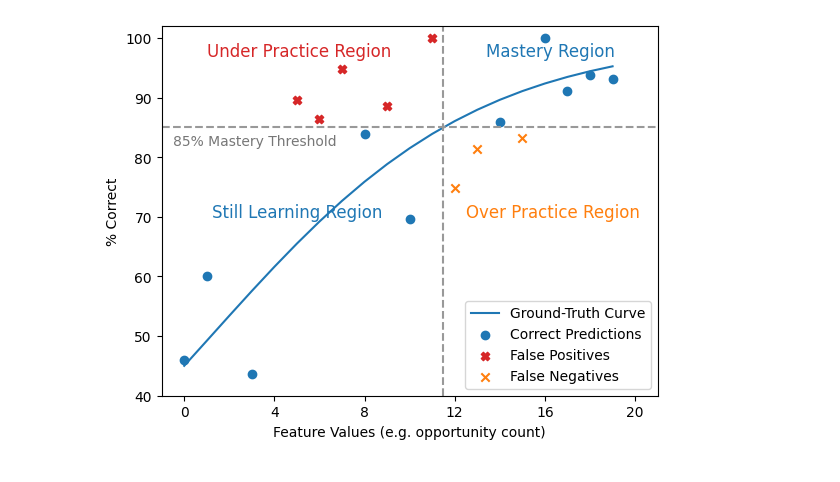
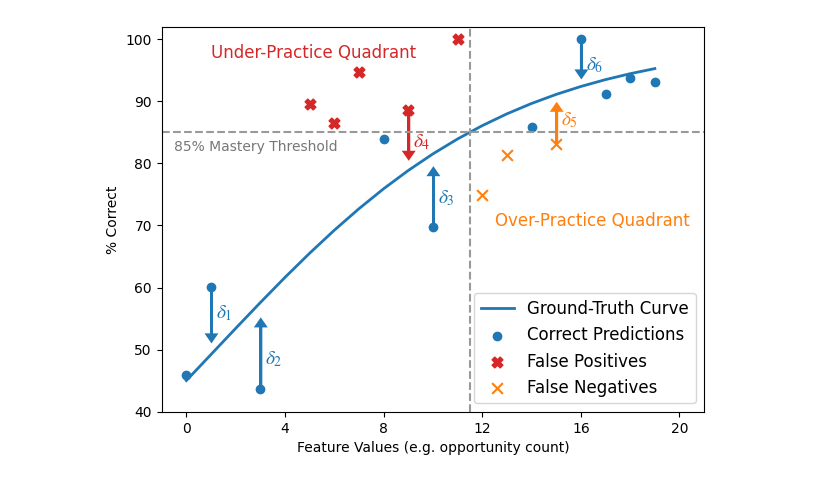
Before and after one commit to DannyWeitekamp/learner-performance-prediction, a Jupyter notebook: Figures.ipynb, the cells around one changed output. Cells and saved outputs as stored; diff of their text form; code cells hidden in the pictures.

Commit message:
Tweaked figure to have deltas

```diff
--- a/Figures.ipynb
+++ b/Figures.ipynb
@@ -1,8 +1,13 @@
 # %%
+import matplotlib
 import matplotlib.pyplot as plt
 import numpy as np
 from scipy.special import logit, expit
 sigmoid = expit
+
+plt.figure(figsize=(7,5))
+plt.rcParams['text.usetex'] = False
+matplotlib.rcParams['mathtext.fontset'] = 'stix'
 
 # To get default pallete, which is a sort of darkish/high-saturation pastel
 prop_cycle = plt.rcParams['axes.prop_cycle']
@@ -10,43 +15,78 @@ colors = prop_cycle.by_key()['color']
 #print(colors)
 
 curve = 100*sigmoid(np.linspace(-.2, 3.0, 20))
-plt.plot(np.arange(20), curve, label="Ground-Truth Curve")
+plt.plot(np.arange(20), curve, label="Ground-Truth Curve", linewidth=2)
 
 # Mastery line and intersection
 plt.axhline(85,linestyle='--', color='#999')
 plt.axvline(np.argmin(np.abs(curve-85))-.5,linestyle='--', color='#999')
 
 # Make random points for predictions
 np.random.seed(8)
 pred_pts = np.clip(curve+np.random.normal(0,10.0,len(curve)), 0, 100)
 xs = np.arange(20)
 
 # Find points in okay and under/over regions
 Pm = (curve >= 85)
 pPm = (pred_pts >= 85)
 Nm = (curve < 85)
 pNm =  (pred_pts < 85)
 okay_mask = (Pm & pPm) | (Nm & pNm)
 under_mask = Nm & pPm
 over_mask = Pm & pNm
 
 plt.scatter(xs[okay_mask], pred_pts[okay_mask], label="Correct Predictions")
-plt.scatter(xs[under_mask], pred_pts[under_mask], label="False Positives",marker='X', color='#d62728')
-plt.scatter(xs[over_mask], pred_pts[over_mask], label="False Negatives",marker='x', color='#ff7f0e')
+plt.scatter(xs[under_mask], pred_pts[under_mask], label="False Positives",marker='X', color='#d62728', s=60)
+plt.scatter(xs[over_mask], pred_pts[over_mask], label="False Negatives",marker='x', color='#ff7f0e', s=60)
 
-plt.ylabel("% Correct")
-plt.xlabel("Feature Values (e.g. opportunity count)")
+plt.ylabel("% Correct", fontsize=10)
+plt.xlabel("Feature Values (e.g. opportunity count)", fontsize=10)
 plt.ylim(40, 102)
 plt.xlim(-1, 21)
-plt.legend(loc='lower right')
+plt.legend(loc='lower right', fontsize=12)
 plt.xticks(np.arange(0, 21, 4.0))
 #plt.tick_params(labelbottom=False)
 #plt.text(-.5,83, "85% Mastery Threshold")
-plt.text(1,97, "Under Practice Region", fontsize=12, color='#d62728')
-plt.text(12.5,70, "Over Practice Region", fontsize=12, color='#ff7f0e')
-plt.text(13.4,97, "Mastery Region", fontsize=12, color='#1f77b4')
-plt.text(1.25,70, "Still Learning Region", fontsize=12, color='#1f77b4')
+plt.text(1,97, "Under-Practice Quadrant", fontsize=12, color='#d62728')
+plt.text(12.5,70, "Over-Practice Quadrant", fontsize=12, color='#ff7f0e')
+#plt.text(13.4,97, "Mastery Quadrant", fontsize=12, color='#1f77b4')
+#plt.text(1.25,70, "Pre-Mastery Quadrant", fontsize=12, color='#1f77b4')
 plt.text(-.5,82, "85% Mastery Threshold", color='#777')
+
+# Deltas
+
+d = okay_mask.nonzero()[0][1]
+plt.text(xs[d]+.2, pred_pts[d]-5, "$\delta_{1}$", fontsize=14, color='#1f77b4')
+plt.arrow(xs[d]+.02, pred_pts[d], 0, -(pred_pts[d]-curve[d])*.8, length_includes_head=True,
+          head_width=.35, head_length=1, linestyle='solid', linewidth=2, color='#1f77b4')
+
+d = okay_mask.nonzero()[0][3]
+plt.text(xs[d]+.2, pred_pts[d]+4, "$\delta_{2}$", fontsize=14, color='#1f77b4')
+plt.arrow(xs[d]+.02, pred_pts[d], 0, -(pred_pts[d]-curve[d])*.8, length_includes_head=True,
+          head_width=.35, head_length=1, linestyle='solid', linewidth=2, color='#1f77b4')
+
+d = okay_mask.nonzero()[0][6]
+plt.text(xs[d]+.2, pred_pts[d]+4, "$\delta_{3}$", fontsize=14, color='#1f77b4')
+plt.arrow(xs[d]+.02, pred_pts[d], 0, -(pred_pts[d]-curve[d])*.8, length_includes_head=True,
+          head_width=.35, head_length=1, linestyle='solid', linewidth=2, color='#1f77b4')
+
+
+d = under_mask.nonzero()[0][3]
+plt.text(xs[d]+.2, pred_pts[d]-6, "$\delta_{4}$", fontsize=14, color='#d62728')
+plt.arrow(xs[d]+.02, pred_pts[d], 0, -(pred_pts[d]-curve[d])*.8, length_includes_head=True,
+          head_width=.35, head_length=1, linestyle='solid', linewidth=2, color='#d62728')
+
+d = over_mask.nonzero()[0][-1]
+plt.text(xs[d]+.2, pred_pts[d]+3, "$\delta_{5}$", fontsize=14, color='#ff7f0e')
+plt.arrow(xs[d]+.02, pred_pts[d], 0, -(pred_pts[d]-curve[d])*.8, length_includes_head=True,
+          head_width=.35, head_length=1, linestyle='solid', linewidth=2, color='#ff7f0e')
+
+d = okay_mask.nonzero()[0][-4]
+plt.text(xs[d]+.2, pred_pts[d]-5, "$\delta_{6}$", fontsize=14, color='#1f77b4')
+plt.arrow(xs[d]+.02, pred_pts[d], 0, -(pred_pts[d]-curve[d])*.8, length_includes_head=True,
+          head_width=.35, head_length=1, linestyle='solid', linewidth=2, color='#1f77b4')
+
+
 plt.show()
 # %% [output]
-[figure, old version]
+[figure, new version]
```
